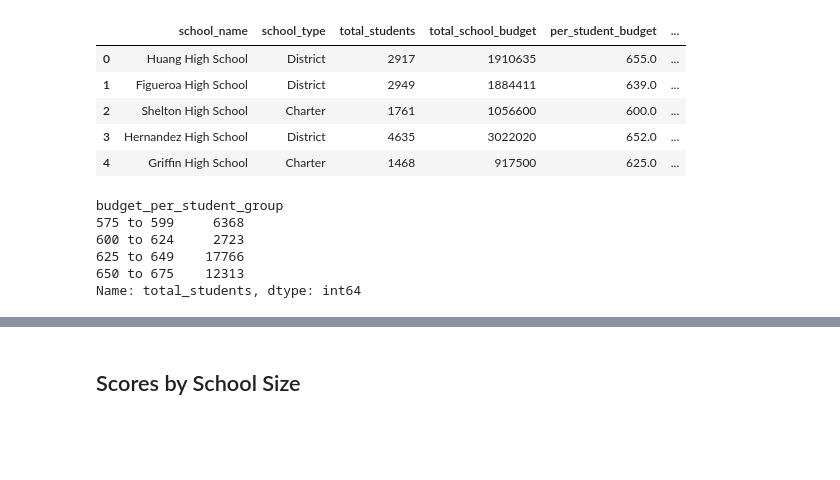
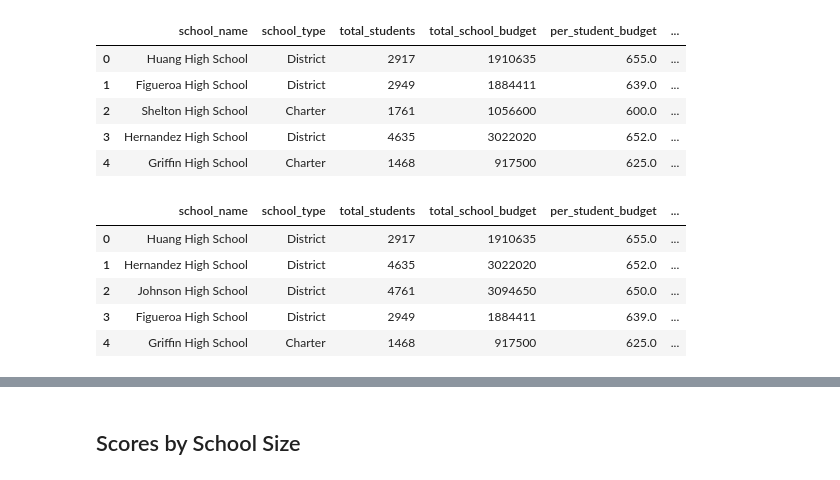
Before and after one commit to BrandonOverlie/pandas-challenge, a Jupyter notebook: PyCitySchools/02-Homework_04-Pandas_Instructions_PyCitySchools_PyCitySchools_starter (1).ipynb, the cells around one changed output, grey strips where cells are left out. Saved outputs shown, nothing was run; the diff lists cells and outputs as text; code cells hidden in the pictures; blank space fills up the shorter version.

```diff
--- a/PyCitySchools/02-Homework_04-Pandas_Instructions_PyCitySchools_PyCitySchools_starter (1).ipynb
+++ b/PyCitySchools/02-Homework_04-Pandas_Instructions_PyCitySchools_PyCitySchools_starter (1).ipynb
@@ -384,12 +368,13 @@ school_data_with_passing_counts.head()
 | 4 | Griffin High School | Charter | 1468 | 917500 | 625.0 | ... |
 # %%
 school_data_group = school_data_with_passing_counts.groupby("budget_per_student_group")
-school_data_group["total_students"].sum()
-#school_data_group
+total_students_budget_group = school_data_group["total_students"].sum().rename_axis('budget_per_student_group').reset_index(name='total_students_budget_group')
+school_data_total_students_budget_group = pd.merge(school_data_with_passing_counts, total_students_budget_group, on=["budget_per_student_group"])
+school_data_total_students_budget_group.head()
 # %% [output]
-budget_per_student_group
-575 to 599     6368
-600 to 624     2723
-625 to 649    17766
-650 to 675    12313
-Name: total_students, dtype: int64
+|  | school_name | school_type | total_students | total_school_budget | per_student_budget | ... |
+| 0 | Huang High School | District | 2917 | 1910635 | 655.0 | ... |
+| 1 | Hernandez High School | District | 4635 | 3022020 | 652.0 | ... |
+| 2 | Johnson High School | District | 4761 | 3094650 | 650.0 | ... |
+| 3 | Figueroa High School | District | 2949 | 1884411 | 639.0 | ... |
+| 4 | Griffin High School | Charter | 1468 | 917500 | 625.0 | ... |
```
Also changed, not shown: parts of 12 cells of this notebook.
